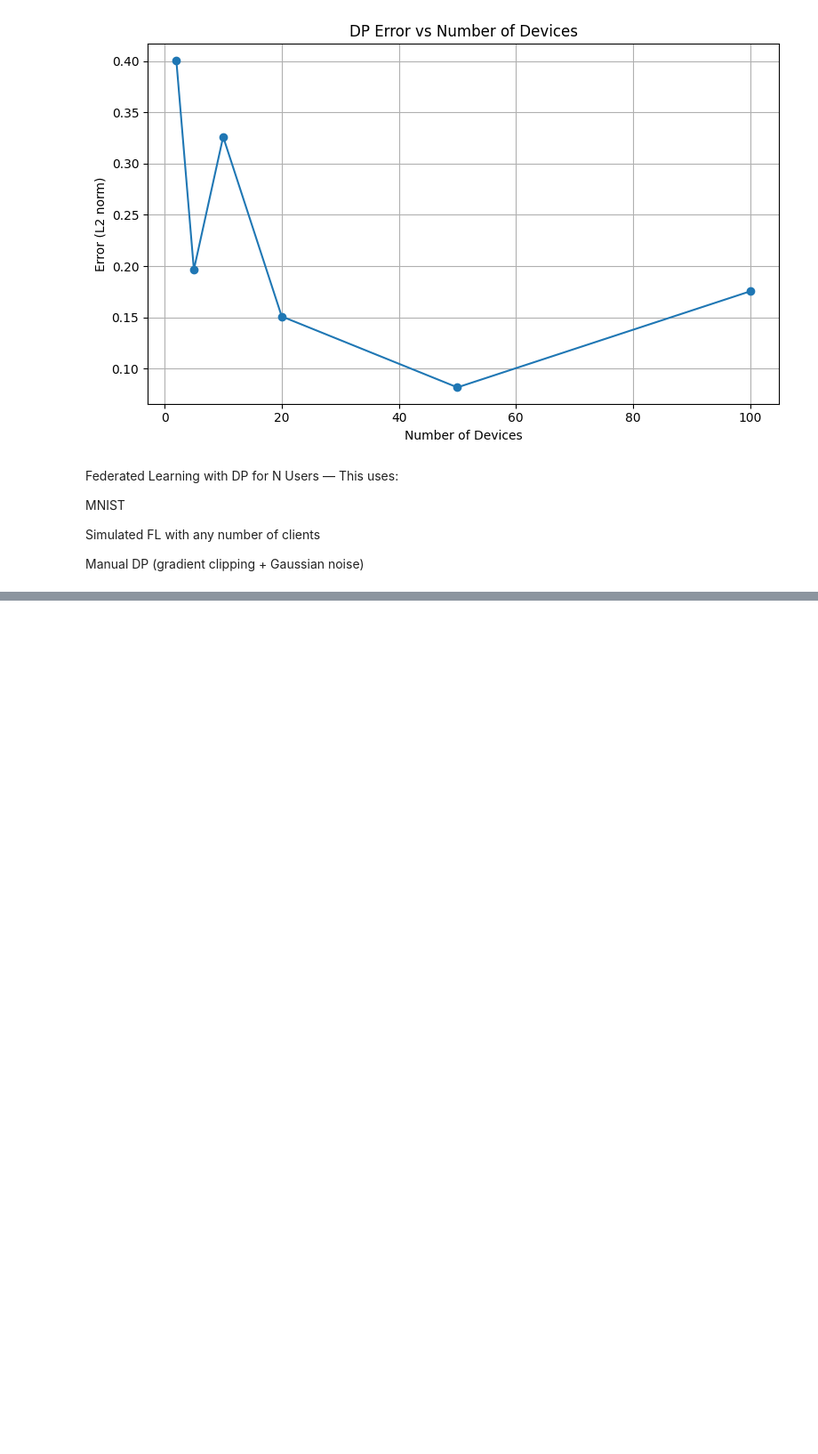
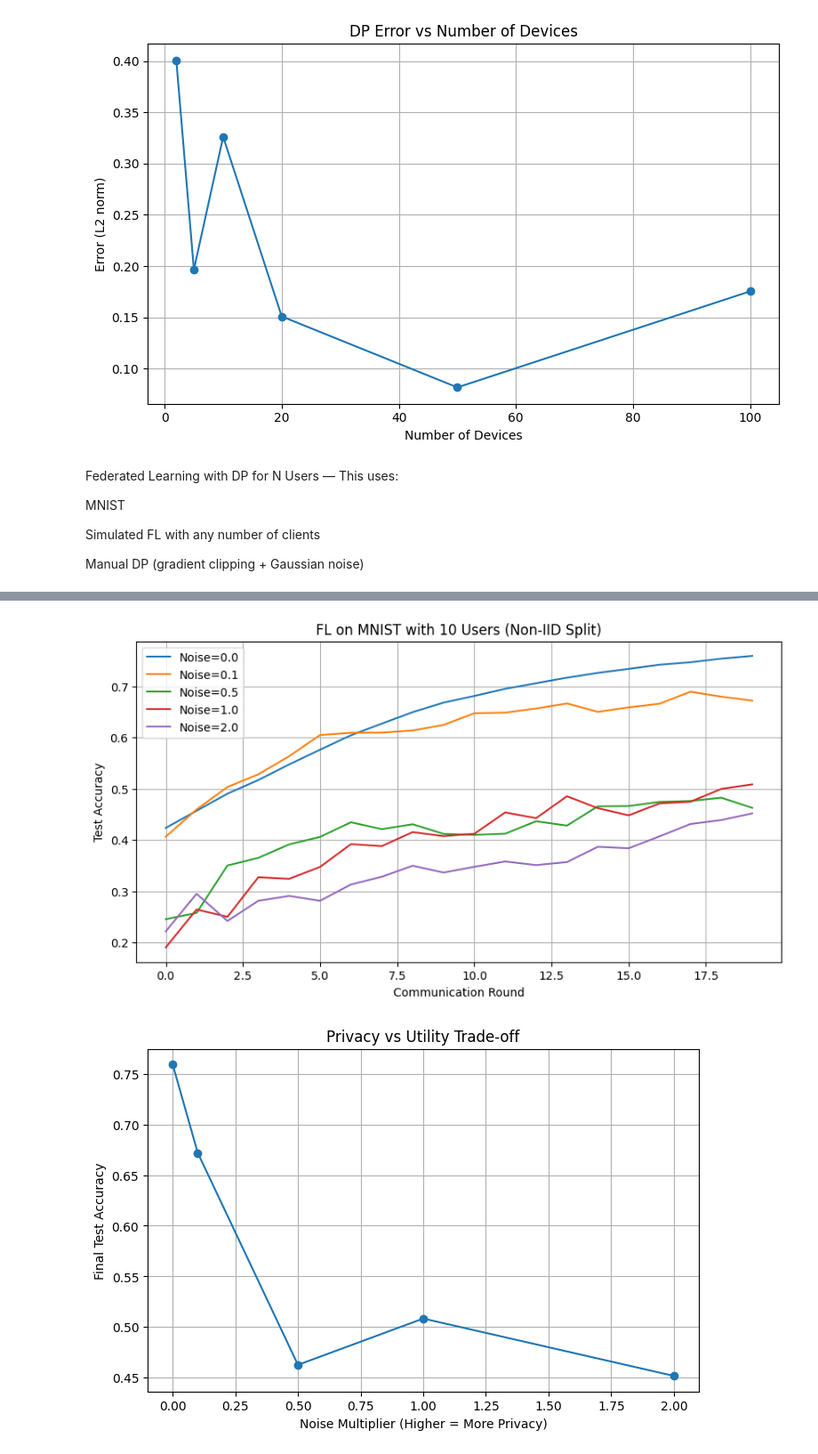
Before and after one commit to avirooppal/Differential-Privacy-in-Federated-Learning, a Jupyter notebook: Federated_Learning_with_Differential_Privacy.ipynb, the cells around one changed output, grey strips where cells are left out. Shown at 89% size. Cells and saved outputs as stored; diff of their text form; code cells hidden in the pictures; blank space fills up the shorter version.

```diff
--- a/Federated_Learning_with_Differential_Privacy.ipynb
+++ b/Federated_Learning_with_Differential_Privacy.ipynb
@@ -220,23 +220,0 @@ def evaluate(model, loader):
-# %%
-global_model = Net()
-accuracy_history = []
-
-for rnd in range(ROUNDS):
-    user_models = []
-    for user_data in user_datasets:
-        local_state = train_local_dp(
-            global_model,
-            user_data,
-            lr=LEARNING_RATE,
-            epochs=EPOCHS_PER_CLIENT,
-            clip=CLIP_NORM,
-            noise=NOISE_MULTIPLIER
-        )
-        user_models.append(local_state)
-
-    global_state = average_models(user_models)
-    global_model.load_state_dict(global_state)
-
-    acc = evaluate(global_model, test_loader)
-    accuracy_history.append(acc)
-    print(f"Round {rnd+1} - Global Accuracy: {acc:.4f}")
@@ -264,0 +266,24 @@ plt.show()
+# %%
+# Plot training progress
+plt.figure(figsize=(10,5))
+for noise, accs in results.items():
+    plt.plot(accs, label=f'Noise={noise}')
+plt.title(f"FL on MNIST with {NUM_USERS} Users (Non-IID Split)")
+plt.xlabel("Communication Round")
+plt.ylabel("Test Accuracy")
+plt.legend()
+plt.grid()
+plt.show()
+
+# Plot privacy-utility trade-off
+final_accs = {noise: accs[-1] for noise, accs in results.items()}
+plt.figure(figsize=(8,5))
+plt.plot(list(final_accs.keys()), list(final_accs.values()), 'o-')
+plt.title("Privacy vs Utility Trade-off")
+plt.xlabel("Noise Multiplier (Higher = More Privacy)")
+plt.ylabel("Final Test Accuracy")
+plt.grid()
+plt.show()
+# %% [output]
+[figure, added]
+[figure, added]
```
Also changed, not shown: parts of 16 cells of this notebook.
